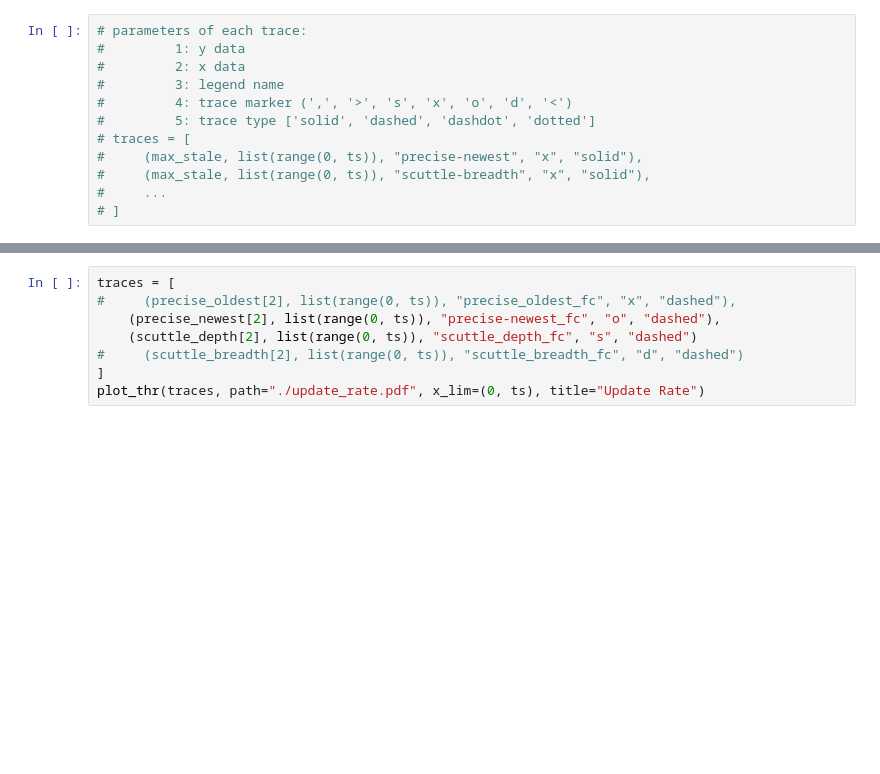
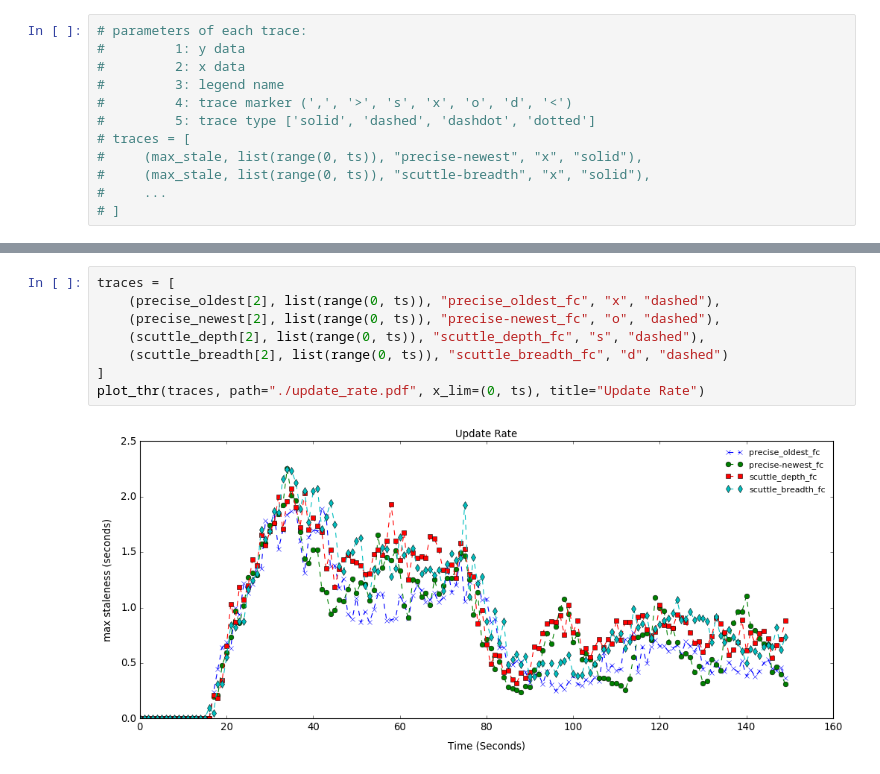
Before and after one commit to ElDivinCodino/Anti-entropy-epidemic-protocol, a Jupyter notebook: src/plot/plot_notebook.ipynb, the cells around one changed output, grey strips where cells are left out. Cells and saved outputs as stored; diff of their text form; blank space fills up the shorter version.

```diff
--- a/src/plot/plot_notebook.ipynb
+++ b/src/plot/plot_notebook.ipynb
@@ -88,10 +88,12 @@ plot_thr(traces, path="./num_staleness.pdf", x_lim=(0, ts), title="Num Staleness
 # %%
 traces = [
-#     (precise_oldest[2], list(range(0, ts)), "precise_oldest_fc", "x", "dashed"),
+    (precise_oldest[2], list(range(0, ts)), "precise_oldest_fc", "x", "dashed"),
     (precise_newest[2], list(range(0, ts)), "precise-newest_fc", "o", "dashed"),
-    (scuttle_depth[2], list(range(0, ts)), "scuttle_depth_fc", "s", "dashed")
-#     (scuttle_breadth[2], list(range(0, ts)), "scuttle_breadth_fc", "d", "dashed")
+    (scuttle_depth[2], list(range(0, ts)), "scuttle_depth_fc", "s", "dashed"),
+    (scuttle_breadth[2], list(range(0, ts)), "scuttle_breadth_fc", "d", "dashed")
 ]
 plot_thr(traces, path="./update_rate.pdf", x_lim=(0, ts), title="Update Rate")
+# %% [output]
+[figure, added]
 # %%
 traces = [
```
Also changed, not shown: parts of 6 cells of this notebook, 2 other files.
